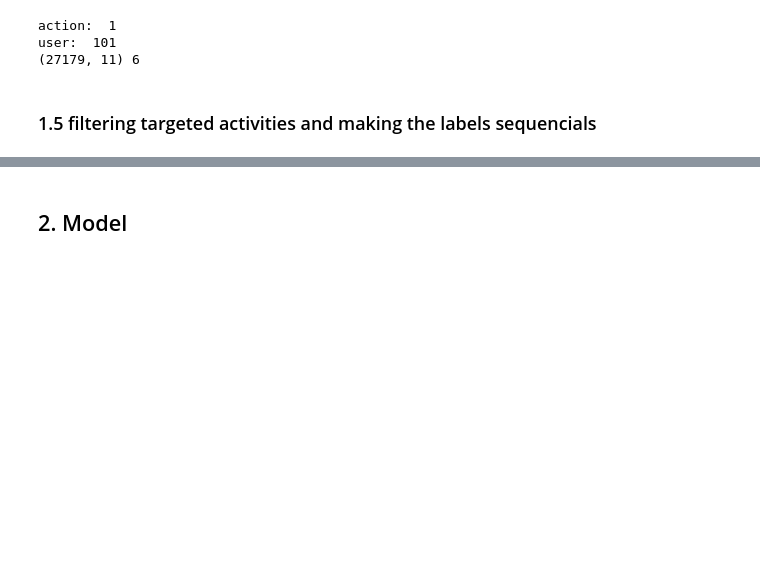
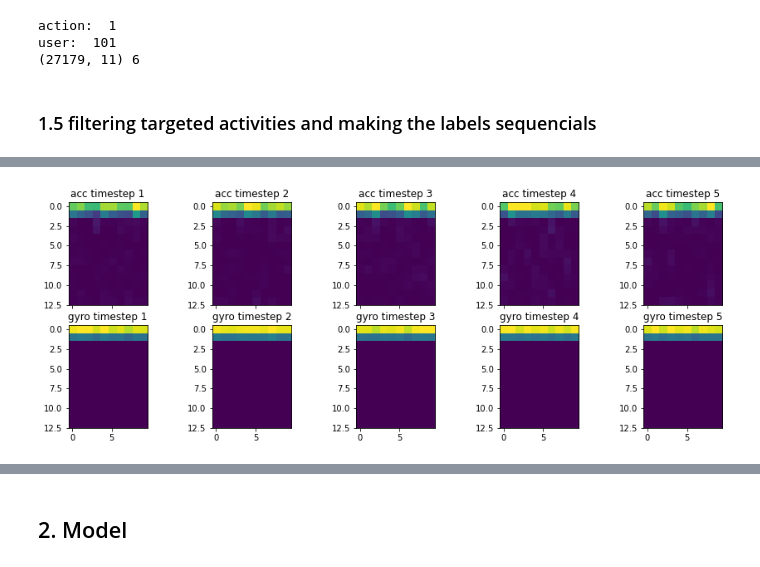
Before and after one commit to nnnnmj/AttnSense-pytorch, a Jupyter notebook: AttnSense.ipynb, the cells around one changed output, grey strips where cells are left out. Drawn from its saved outputs; the diff is of its cells as text; code cells hidden in the pictures; blank space fills up the shorter version.

```diff
--- a/AttnSense.ipynb
+++ b/AttnSense.ipynb
@@ -188,0 +303,11 @@ user:  101
+# %%
+fig, axes = plt.subplots(2, 5, sharex=True, sharey=False, figsize=(15,5))
+instance = next(iter(train_dataloader))
+for i in range(5):
+    axes[0,i].imshow(instance[1][0][0][i])
+    axes[0,i].set_title(f'acc timestep {i+1}')
+for i in range(5):
+    axes[1,i].imshow(instance[1][0][1][i])
+    axes[1,i].set_title(f'gyro timestep {i+1}')
+# %% [output]
+[figure, added]
```
Also changed, not shown: parts of 40 cells of this notebook.
